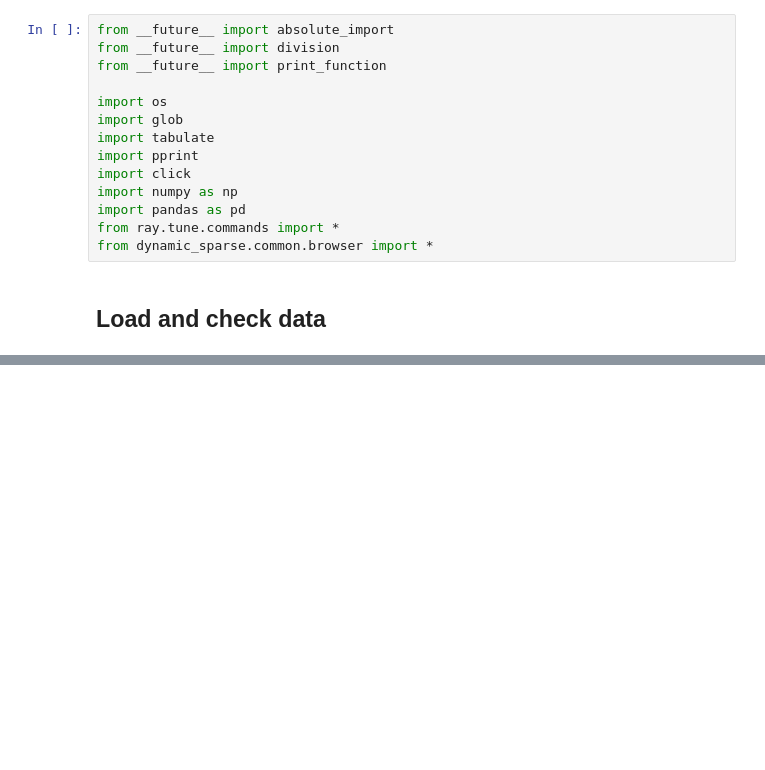
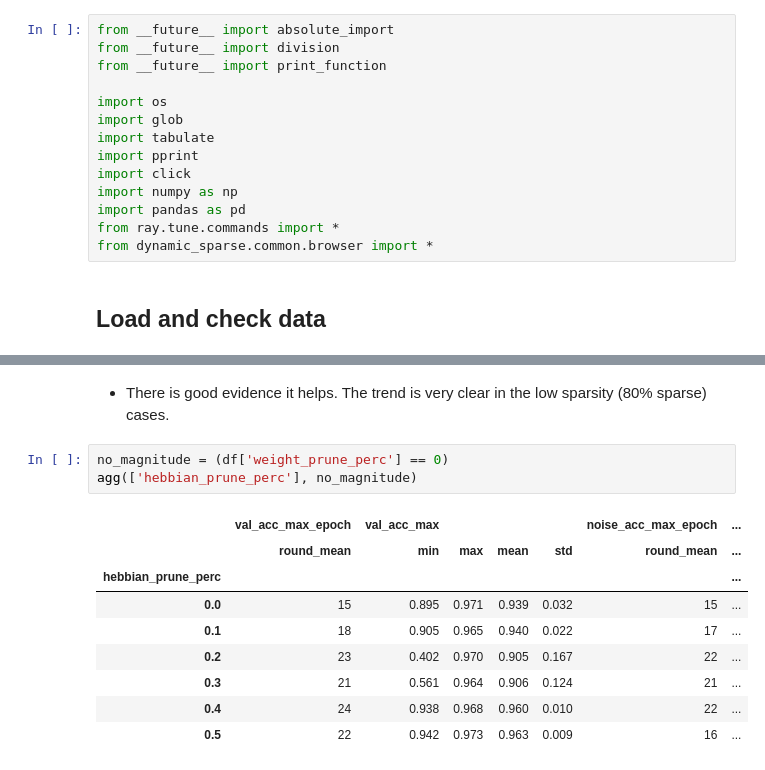
Before and after one commit to numenta/nupic.research, a Jupyter notebook: projects/dynamic_sparse/notebooks/ExperimentAnalysis.ipynb, the cells around one changed output, grey strips where cells are left out. Saved outputs shown, nothing was run; the diff lists cells and outputs as text; blank space fills up the shorter version.

```diff
--- a/projects/dynamic_sparse/notebooks/ExperimentAnalysis.ipynb
+++ b/projects/dynamic_sparse/notebooks/ExperimentAnalysis.ipynb
@@ -39,0 +254,15 @@ df.iloc[0]
+# %% [markdown]
+* There is good evidence it helps. The trend is very clear in the low sparsity (80% sparse) cases.
+# %%
+no_magnitude = (df['weight_prune_perc'] == 0)
+agg(['hebbian_prune_perc'], no_magnitude)
+# %% [output]
+|  | val_acc_max_epoch | val_acc_max |  |  |  | noise_acc_max_epoch | ... |
+|  | round_mean | min | max | mean | std | round_mean | ... |
+| hebbian_prune_perc |  |  |  |  |  |  | ... |
+| 0.0 | 15 | 0.895 | 0.971 | 0.939 | 0.032 | 15 | ... |
+| 0.1 | 18 | 0.905 | 0.965 | 0.940 | 0.022 | 17 | ... |
+| 0.2 | 23 | 0.402 | 0.970 | 0.905 | 0.167 | 22 | ... |
+| 0.3 | 21 | 0.561 | 0.964 | 0.906 | 0.124 | 21 | ... |
+| 0.4 | 24 | 0.938 | 0.968 | 0.960 | 0.010 | 22 | ... |
+| 0.5 | 22 | 0.942 | 0.973 | 0.963 | 0.009 | 16 | ... |
```
Also changed, not shown: parts of 44 cells of this notebook, 1 other file.
